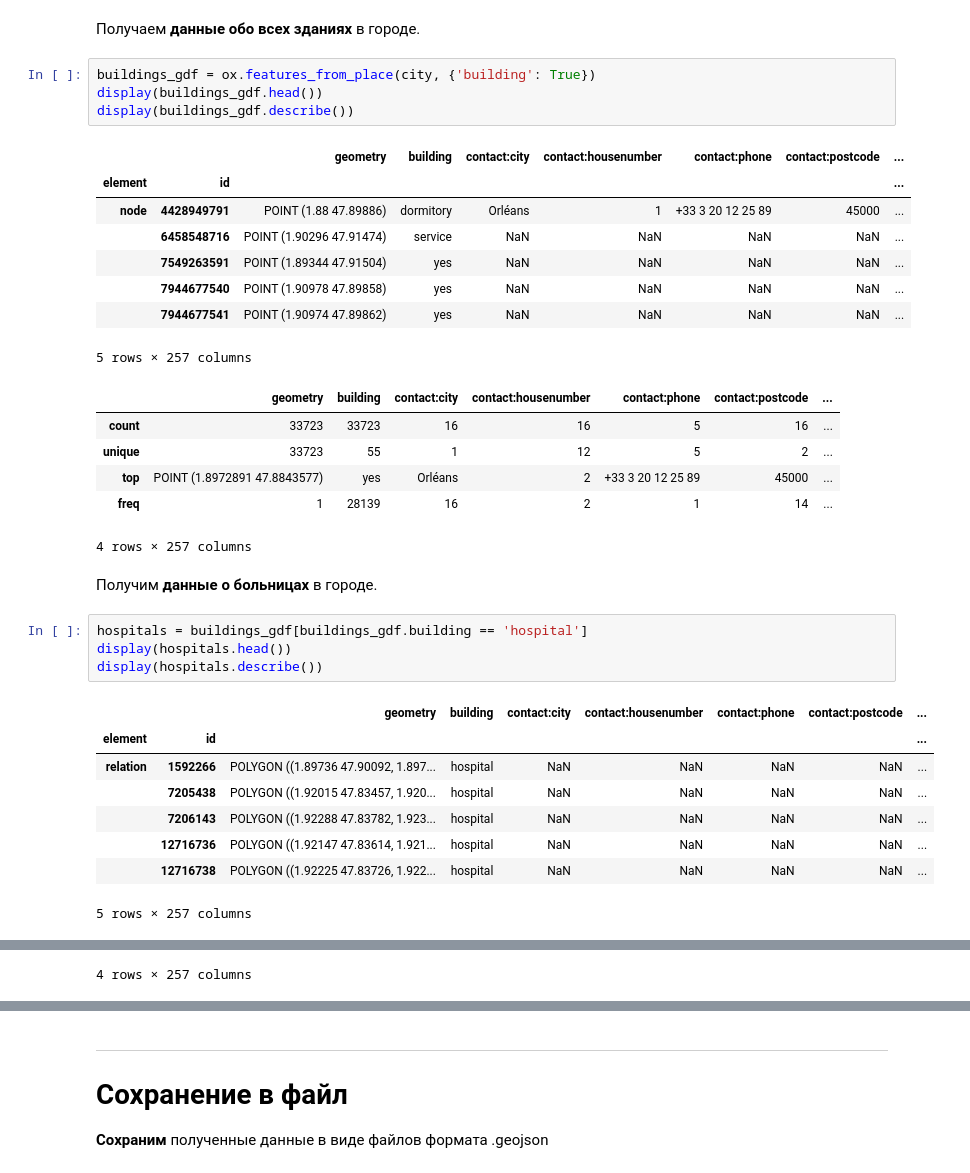
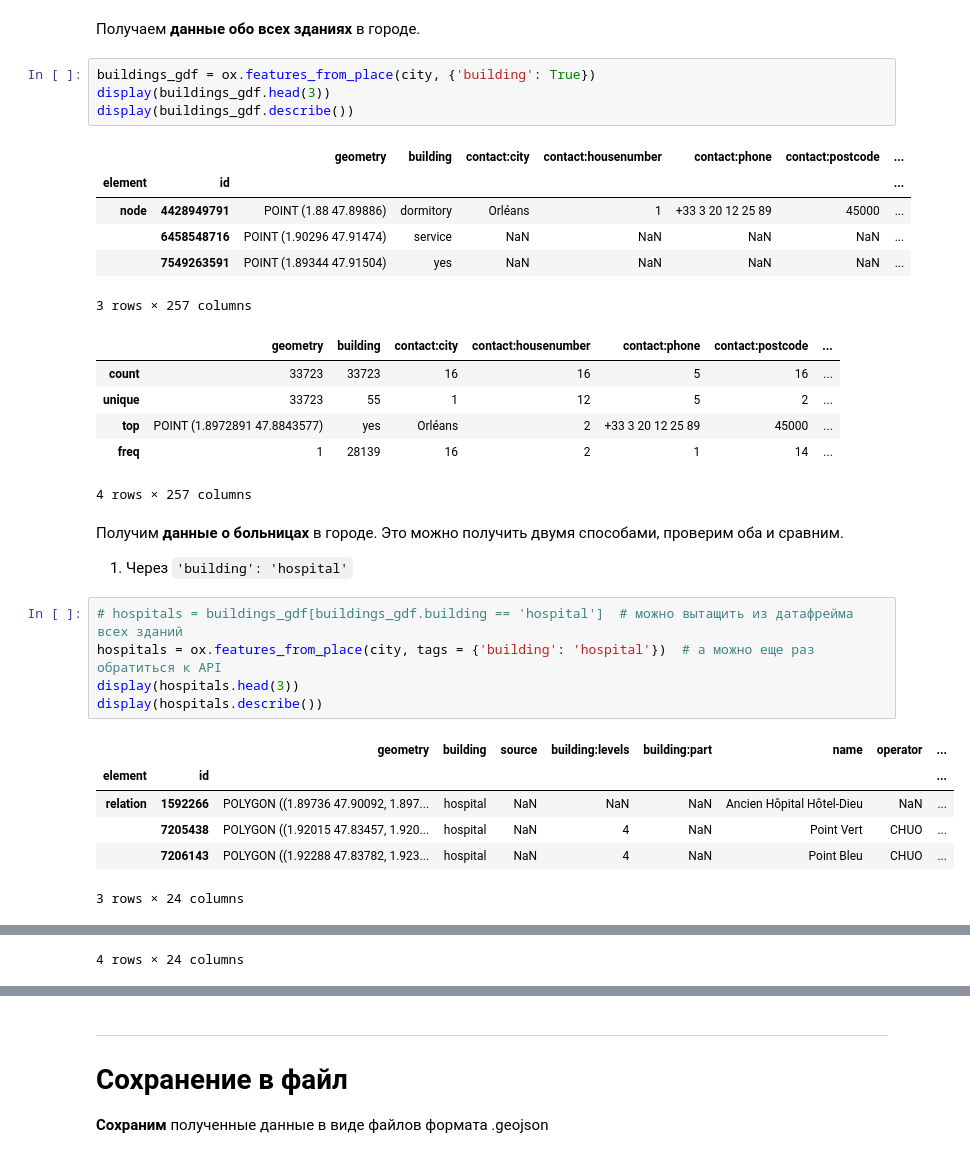
Before and after one commit to VenerinnaWolf/learning-airflow, a Jupyter notebook: dags/second/second.ipynb, the cells around one changed output, grey strips where cells are left out. Drawn from its saved outputs; the diff is of its cells as text.

```diff
--- a/dags/second/second.ipynb
+++ b/dags/second/second.ipynb
@@ -44,7 +45,7 @@ display(city_geometry.head())
 Получаем **данные обо всех зданиях** в городе.
 # %%
 buildings_gdf = ox.features_from_place(city, {'building': True})
-display(buildings_gdf.head())
+display(buildings_gdf.head(3))
 display(buildings_gdf.describe())
 # %% [output]
 |  |  | geometry | building | contact:city | contact:housenumber | contact:phone | contact:postcode | ... |
@@ -52,9 +53,7 @@ display(buildings_gdf.describe())
 | node | 4428949791 | POINT (1.88 47.89886) | dormitory | Orléans | 1 | +33 3 20 12 25 89 | 45000 | ... |
 |  | 6458548716 | POINT (1.90296 47.91474) | service | NaN | NaN | NaN | NaN | ... |
 |  | 7549263591 | POINT (1.89344 47.91504) | yes | NaN | NaN | NaN | NaN | ... |
-|  | 7944677540 | POINT (1.90978 47.89858) | yes | NaN | NaN | NaN | NaN | ... |
-|  | 7944677541 | POINT (1.90974 47.89862) | yes | NaN | NaN | NaN | NaN | ... |
-5 rows × 257 columns
+3 rows × 257 columns
 |  | geometry | building | contact:city | contact:housenumber | contact:phone | contact:postcode | ... |
 | count | 33723 | 33723 | 16 | 16 | 5 | 16 | ... |
 | unique | 33723 | 55 | 1 | 12 | 5 | 2 | ... |
@@ -62,17 +61,17 @@ display(buildings_gdf.describe())
 | freq | 1 | 28139 | 16 | 2 | 1 | 14 | ... |
 4 rows × 257 columns
 # %% [markdown]
-Получим **данные о больницах** в городе.
+Получим **данные о больницах** в городе. Это можно получить двумя способами, проверим оба и сравним.
+1. Через `'building': 'hospital'`
 # %%
-hospitals = buildings_gdf[buildings_gdf.building == 'hospital']
-display(hospitals.head())
+# hospitals = buildings_gdf[buildings_gdf.building == 'hospital']  # можно вытащить из датафрейма всех зданий
+hospitals = ox.features_from_place(city, tags = {'building': 'hospital'})  # а можно еще раз обратиться к API
+display(hospitals.head(3))
 display(hospitals.describe())
 # %% [output]
-|  |  | geometry | building | contact:city | contact:housenumber | contact:phone | contact:postcode | ... |
-| element | id |  |  |  |  |  |  | ... |
-| relation | 1592266 | POLYGON ((1.89736 47.90092, 1.897... | hospital | NaN | NaN | NaN | NaN | ... |
-|  | 7205438 | POLYGON ((1.92015 47.83457, 1.920... | hospital | NaN | NaN | NaN | NaN | ... |
-|  | 7206143 | POLYGON ((1.92288 47.83782, 1.923... | hospital | NaN | NaN | NaN | NaN | ... |
-|  | 12716736 | POLYGON ((1.92147 47.83614, 1.921... | hospital | NaN | NaN | NaN | NaN | ... |
-|  | 12716738 | POLYGON ((1.92225 47.83726, 1.922... | hospital | NaN | NaN | NaN | NaN | ... |
+|  |  | geometry | building | source | building:levels | building:part | name | operator | ... |
+| element | id |  |  |  |  |  |  |  | ... |
+| relation | 1592266 | POLYGON ((1.89736 47.90092, 1.897... | hospital | NaN | NaN | NaN | Ancien Hôpital Hôtel-Dieu | NaN | ... |
+|  | 7205438 | POLYGON ((1.92015 47.83457, 1.920... | hospital | NaN | 4 | NaN | Point Vert | CHUO | ... |
+|  | 7206143 | POLYGON ((1.92288 47.83782, 1.923... | hospital | NaN | 4 | NaN | Point Bleu | CHUO | ... |
-5 rows × 257 columns
+3 rows × 24 columns
@@ -84 +83 @@ display(hospitals.describe())
-4 rows × 257 columns
+4 rows × 24 columns
```
Also changed, not shown: parts of 44 cells of this notebook, 4 other files.
